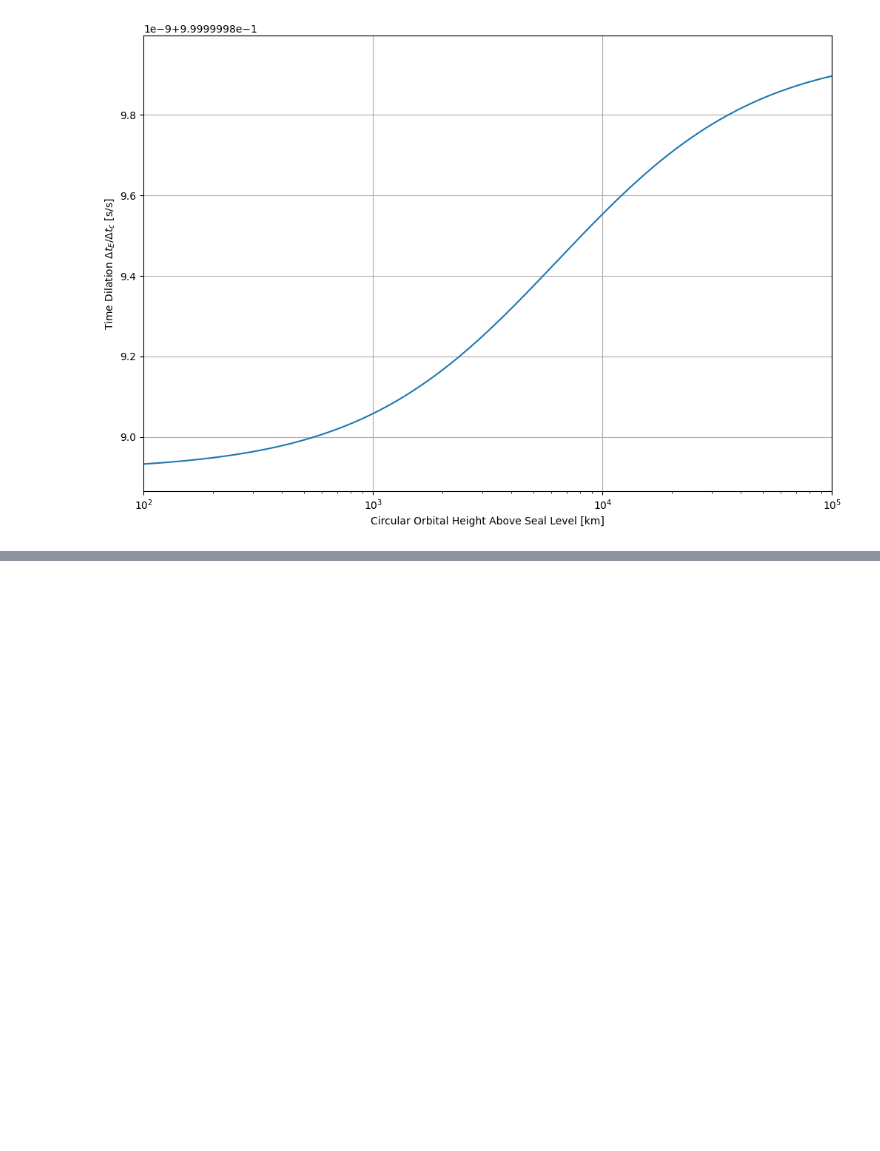
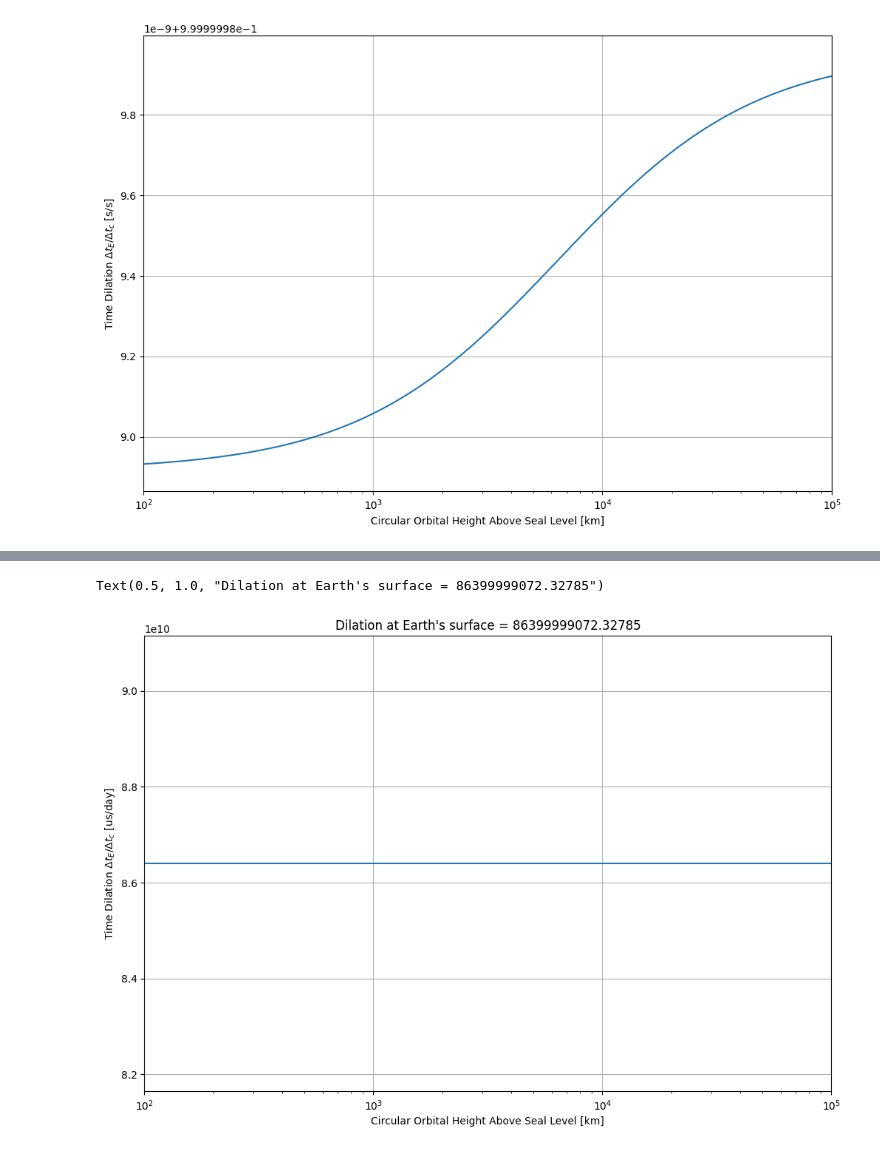
Before and after one commit to philiplinden/spacetime, a Jupyter notebook: learning/notebooks/time_dilation.ipynb, the cells around one changed output, grey strips where cells are left out. Drawn from its saved outputs; the diff is of its cells as text; code cells hidden in the pictures; blank space fills up the shorter version.

```diff
--- a/learning/notebooks/time_dilation.ipynb
+++ b/learning/notebooks/time_dilation.ipynb
@@ -333,15 +338,0 @@ where:
-# %%
-from astropy.constants import c
-
-def time_dilation(instant, potential_field):
-    U = potential_field.energy(instant)
-    speed_squared = instant.kinetic_energy() * 2 # per unit mass
-    v_r = instant.vel.d_x
-    c_squared = np.power(c,2)
-    return np.sqrt(1 + \
-        (2*U) / c_squared \
-        - speed_squared / c_squared + \
-        np.power(
-            (c_squared / (2*U) + 1), -1
-        ) * (np.power(v_r,2) / c_squared)
-    )
@@ -363,0 +399,27 @@ The shape looks right, but the y-axis doesn't match our reference (the pink line
+# %%
+from astropy.units.astrophys import R_earth
+
+angular_velocity_earth_surface = 7.292115090e-5 / u.s
+total_speed_earth_surface = (1 * R_earth).to(u.m) * angular_velocity_earth_surface
+radial_speed_earth_surface = 0
+
+pos = CartesianRepresentation(x=[1 * R_earth]*len(r), y=[0]*len(r) * u.m, z=[0]*len(r) * u.m, unit=u.m)
+v_units = total_speed_earth_surface.unit
+vel = CartesianDifferential(d_x=[0]*len(r) * v_units, d_y=[total_speed_earth_surface]*len(r), d_z=[0]*len(r) * v_units)
+instants = PhaseSpacePosition(pos, vel)
+surface_instant = PhaseSpacePosition(pos, vel)
+
+ref_dilation = to_us_per_day(time_dilation(surface_instant, total_potential))
+
+xunits=u.km
+fig, ax = plt.subplots(figsize=(12,8))
+ax.plot(altitudes.to(xunits), ref_dilation)
+ax.grid()
+ax.set_xscale('log')
+ax.set_xlim([1e2, 1e5])
+ax.set_xlabel(f"Circular Orbital Height Above Seal Level [{xunits}]")
+ax.set_ylabel("Time Dilation $\Delta t_E / \Delta t_c$ [us/day]")
+ax.set_title(f"Dilation at Earth's surface = {ref_dilation[0]}")
+# %% [output]
+Text(0.5, 1.0, "Dilation at Earth's surface = 86399999072.32785")
+[figure, added]
```
Also changed, not shown: parts of 8 cells of this notebook.
